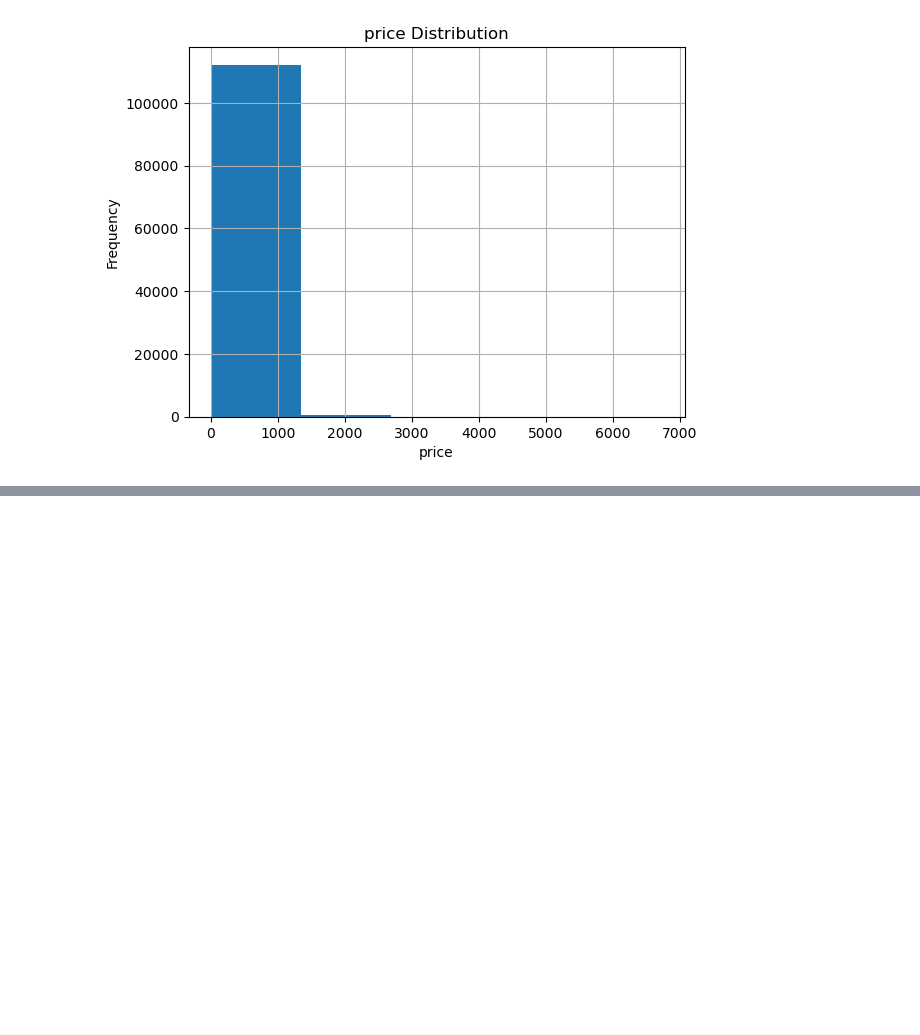
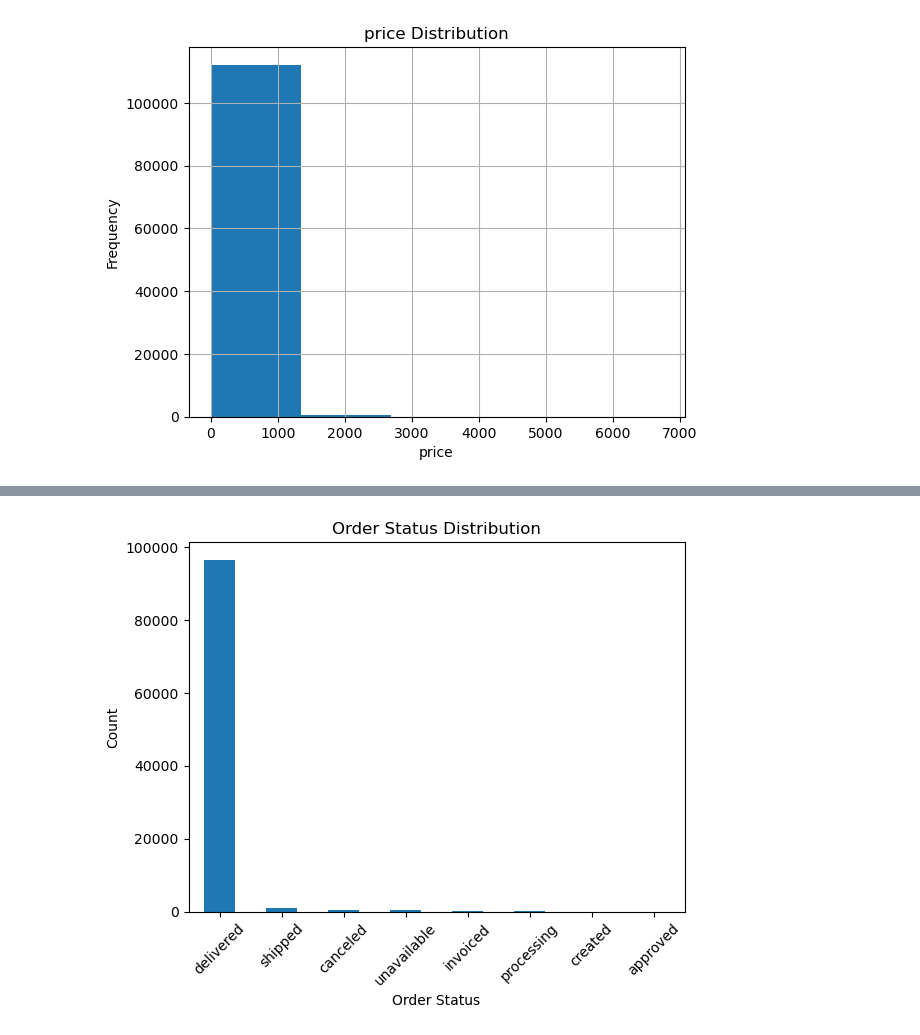
Before and after one commit to asvarshini/AI_Smart_Ecommerce_Analyzer, a Jupyter notebook: notebooks/eda_analysis.ipynb, the cells around one changed output, grey strips where cells are left out. Saved outputs shown, nothing was run; the diff lists cells and outputs as text; code cells hidden in the pictures; blank space fills up the shorter version.

Commit message:
Added order status analysis to EDA notebook

```diff
--- a/notebooks/eda_analysis.ipynb
+++ b/notebooks/eda_analysis.ipynb
@@ -143,3 +143,7 @@ plt.ylabel("Frequency")
 plt.show()
 # %% [output]
 [figure]
+# %%
+# Count order statuses
+status_counts = df_orders['order_status'].value_counts()
+status_counts
@@ -145,0 +161,12 @@ plt.show()
+# %%
+# Plot order status distribution
+
+status_counts.plot(kind='bar')
+
+plt.title("Order Status Distribution")
+plt.xlabel("Order Status")
+plt.ylabel("Count")
+plt.xticks(rotation=45)
+plt.show()
+# %% [output]
+[figure, added]
```
Also changed, not shown: parts of 1 cell of this notebook.
